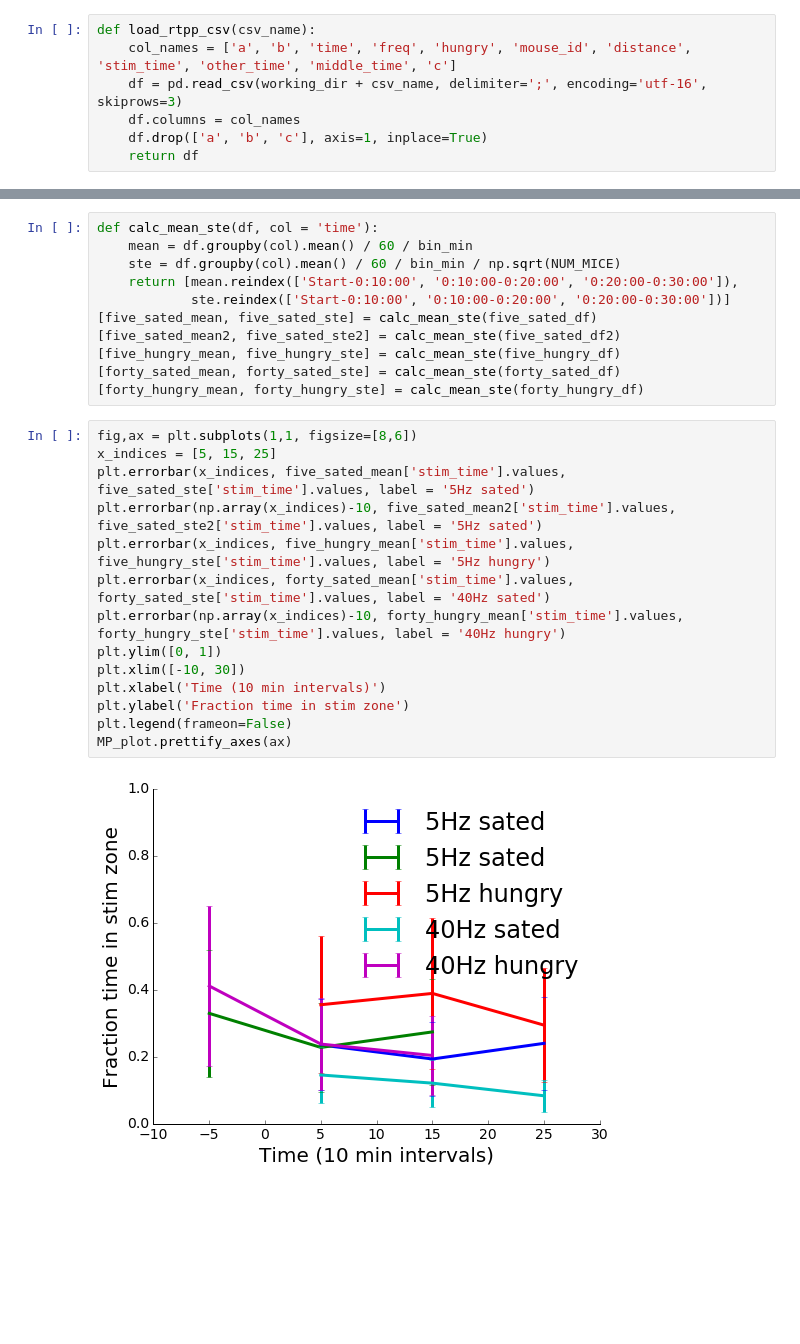
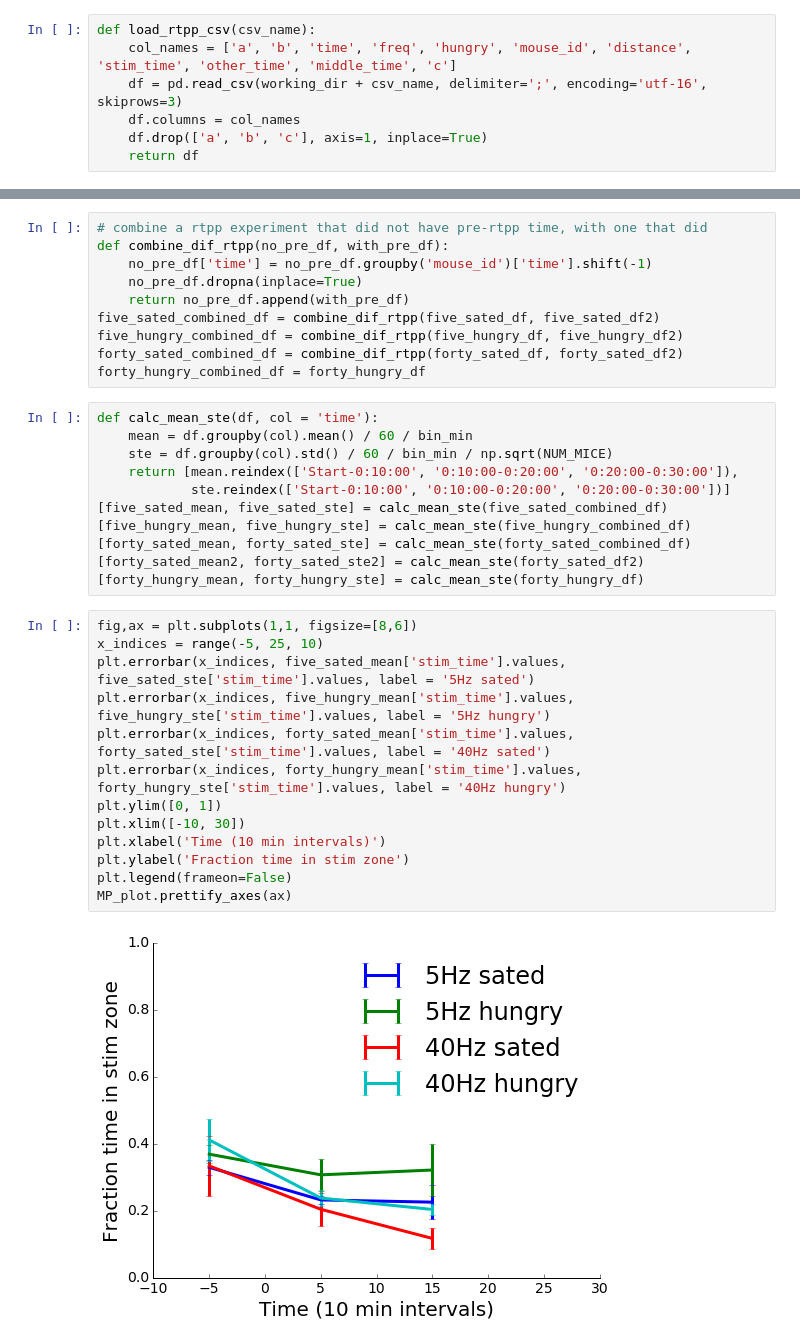
Before and after one commit to map222/MPNeuro, a Jupyter notebook: Ethovision/Real time place preference.ipynb, the cells around one changed output, grey strips where cells are left out. Saved outputs shown, nothing was run; the diff lists cells and outputs as text; blank space fills up the shorter version.

```diff
--- a/Ethovision/Real time place preference.ipynb
+++ b/Ethovision/Real time place preference.ipynb
@@ -26,28 +29,37 @@ forty_sated_df = load_rtpp_csv('160307 - RTPP - 40Hz sated.csv')
 forty_hungry_df = load_rtpp_csv('160309 - RTPP - 40Hz hungry.csv')
+# %%
+# combine a rtpp experiment that did not have pre-rtpp time, with one that did
+def combine_dif_rtpp(no_pre_df, with_pre_df):
+    no_pre_df['time'] = no_pre_df.groupby('mouse_id')['time'].shift(-1)
+    no_pre_df.dropna(inplace=True)
+    return no_pre_df.append(with_pre_df)
+five_sated_combined_df = combine_dif_rtpp(five_sated_df, five_sated_df2)
+five_hungry_combined_df = combine_dif_rtpp(five_hungry_df, five_hungry_df2)
+forty_sated_combined_df = combine_dif_rtpp(forty_sated_df, forty_sated_df2)
+forty_hungry_combined_df = forty_hungry_df
 # %%
 def calc_mean_ste(df, col = 'time'):
     mean = df.groupby(col).mean() / 60 / bin_min
-    ste = df.groupby(col).mean() / 60 / bin_min / np.sqrt(NUM_MICE)
+    ste = df.groupby(col).std() / 60 / bin_min / np.sqrt(NUM_MICE)
     return [mean.reindex(['Start-0:10:00', '0:10:00-0:20:00', '0:20:00-0:30:00']),
             ste.reindex(['Start-0:10:00', '0:10:00-0:20:00', '0:20:00-0:30:00'])]
-[five_sated_mean, five_sated_ste] = calc_mean_ste(five_sated_df)
-[five_sated_mean2, five_sated_ste2] = calc_mean_ste(five_sated_df2)
-[five_hungry_mean, five_hungry_ste] = calc_mean_ste(five_hungry_df)
-[forty_sated_mean, forty_sated_ste] = calc_mean_ste(forty_sated_df)
+[five_sated_mean, five_sated_ste] = calc_mean_ste(five_sated_combined_df)
+[five_hungry_mean, five_hungry_ste] = calc_mean_ste(five_hungry_combined_df)
+[forty_sated_mean, forty_sated_ste] = calc_mean_ste(forty_sated_combined_df)
+[forty_sated_mean2, forty_sated_ste2] = calc_mean_ste(forty_sated_df2)
 [forty_hungry_mean, forty_hungry_ste] = calc_mean_ste(forty_hungry_df)
 # %%
 fig,ax = plt.subplots(1,1, figsize=[8,6])
-x_indices = [5, 15, 25]
+x_indices = range(-5, 25, 10)
 plt.errorbar(x_indices, five_sated_mean['stim_time'].values, five_sated_ste['stim_time'].values, label = '5Hz sated')
-plt.errorbar(np.array(x_indices)-10, five_sated_mean2['stim_time'].values, five_sated_ste2['stim_time'].values, label = '5Hz sated')
 plt.errorbar(x_indices, five_hungry_mean['stim_time'].values, five_hungry_ste['stim_time'].values, label = '5Hz hungry')
 plt.errorbar(x_indices, forty_sated_mean['stim_time'].values, forty_sated_ste['stim_time'].values, label = '40Hz sated')
-plt.errorbar(np.array(x_indices)-10, forty_hungry_mean['stim_time'].values, forty_hungry_ste['stim_time'].values, label = '40Hz hungry')
+plt.errorbar(x_indices, forty_hungry_mean['stim_time'].values, forty_hungry_ste['stim_time'].values, label = '40Hz hungry')
 plt.ylim([0, 1])
 plt.xlim([-10, 30])
 plt.xlabel('Time (10 min intervals)')
 plt.ylabel('Fraction time in stim zone')
 plt.legend(frameon=False)
 MP_plot.prettify_axes(ax)
 # %% [output]
-[figure, old version]
+[figure, new version]
```
Also changed, not shown: parts of 13 cells of this notebook, 9 other files.
